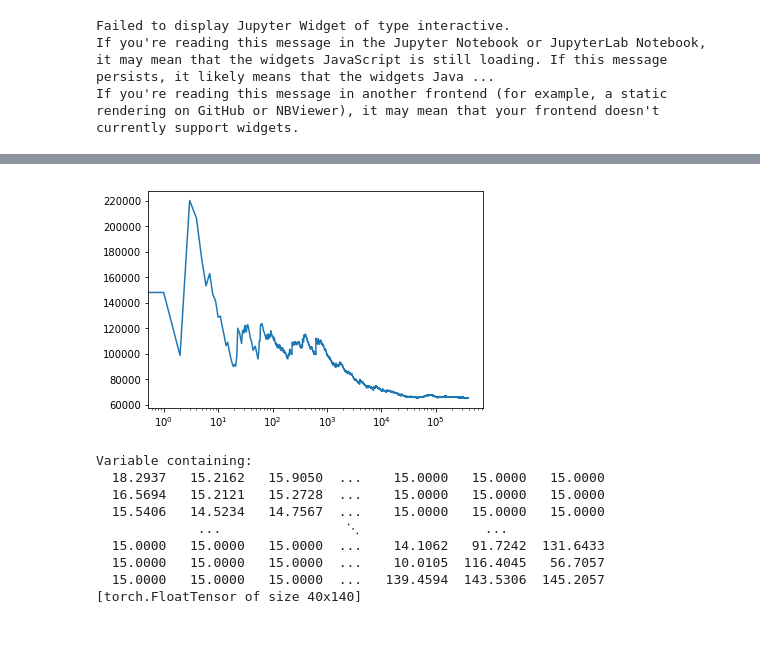
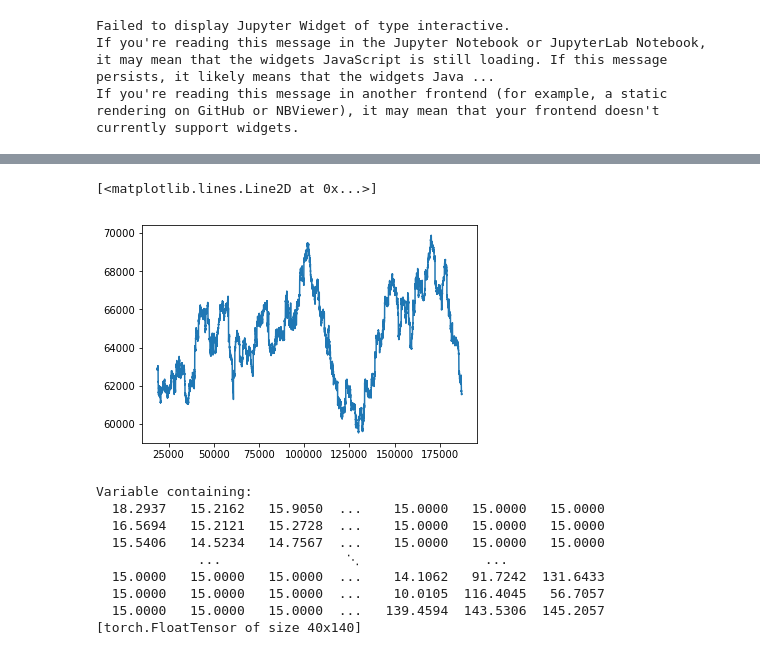
Before and after one commit to M20190649/cs281-final-taxi, a Jupyter notebook: 2017-12-2_FR_unif-ncr-model.ipynb, the cells around one changed output, grey strips where cells are left out. Cells and saved outputs as stored; diff of their text form; code cells hidden in the pictures.

```diff
--- a/2017-12-2_FR_unif-ncr-model.ipynb
+++ b/2017-12-2_FR_unif-ncr-model.ipynb
@@ -197,8 +94,8 @@ If you're reading this message in another frontend (for example, a static render
-# %%
-plt.plot(np.array(losses).cumsum()/np.arange(1,len(losses)+1))
-plt.xscale('log')
-# %% [output]
-[figure, removed]
+# %%
+plt.plot(pd.Series(losses).rolling(len(losses)//10).mean())
+# %% [output]
+[<matplotlib.lines.Line2D at 0x...>]
+[figure, added]
 # %%
 weights
 # %% [output]
```
Also changed, not shown: parts of 14 cells of this notebook.
